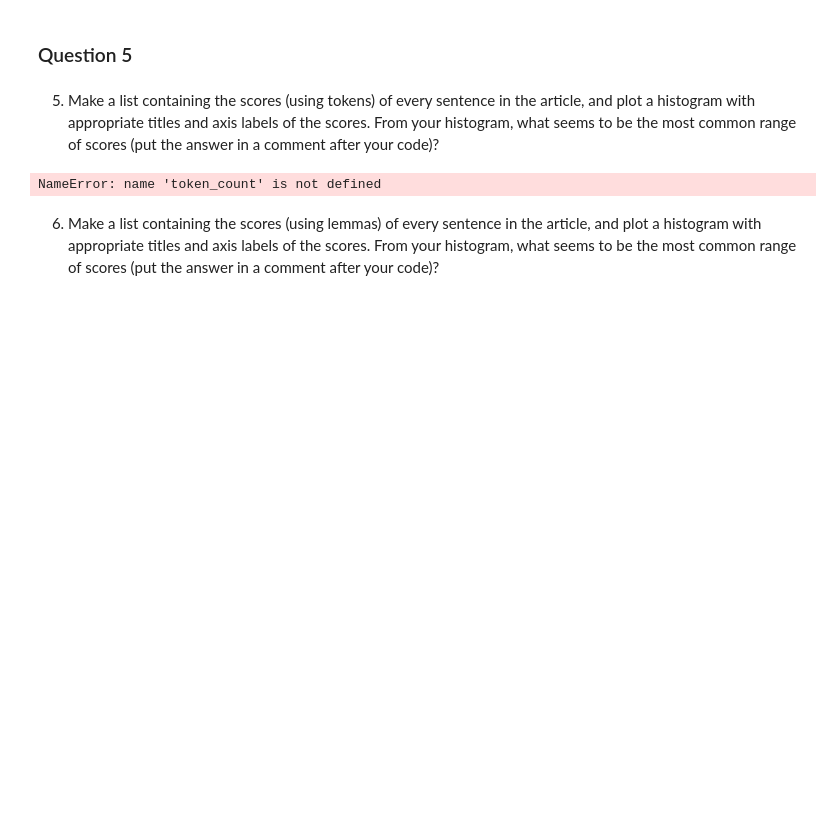
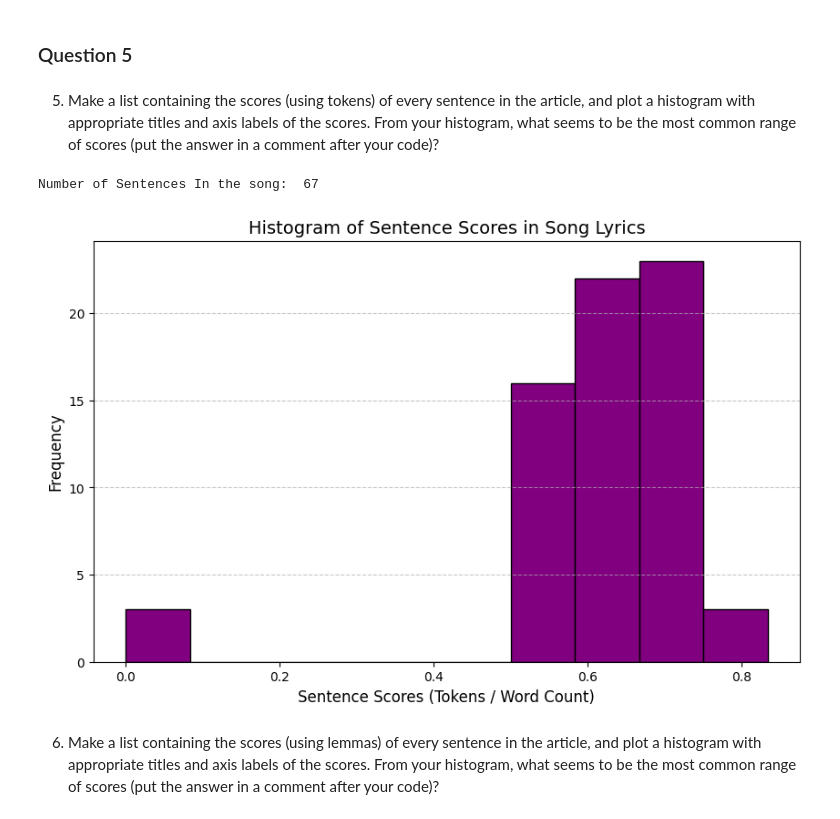
Before and after one commit to Valpal84/WK7_Final_Project, a Jupyter notebook: Valerie_article-summarizer.ipynb, the cells around one changed output. Saved outputs shown, nothing was run; the diff lists cells and outputs as text; code cells hidden in the pictures; blank space fills up the shorter version.

```diff
--- a/Valerie_article-summarizer.ipynb
+++ b/Valerie_article-summarizer.ipynb
@@ -232,37 +232,39 @@ Lemma: demon, Frequency: 15
 ### Question 5
 # %% [markdown]
 5. Make a list containing the scores (using tokens) of every sentence in the article, and plot a histogram with appropriate titles and axis labels of the scores. From your histogram, what seems to be the most common range of scores (put the answer in a comment after your code)?
-# %%
-nlp = spacy.load("en_core_web_sm")
-
-#Count the interesting tokens
-interesting_tokens = sum(1 for token in doc if not token.is_punct and not token.is_space)
-
-#Define scoring a sentence using tokens
-def score_sentence_by_tokens(sentence, interesting_tokens):
-    #Process the sentence with spaCy
-    doc = nlp(sentence.lower())
-
-
-
-    #Get sentence length
-    total_words = len([token for token in doc if not token.is_punct and not token.is_space])
-
-    #Return the ratio
-    if total_words > 0:
-        return token_count / total_words
-    else:
-        return 0
-
-#Create list to store sentence scores
-sentence_scores = []
-
-#Create a loop to run through the different sentences and create a score for each
-for sent in doc.sents:
-    score = score_sentence_by_tokens(sent.text, interesting_tokens)
-    sentence_scores.append(score)
-# %% [output]
-NameError: name 'token_count' is not defined
+# %%
+import spacy
+import matplotlib.pyplot as py
+
+# Load text into spacy pipeline
+nlp = spacy.load("en_core_web_sm")
+doc = nlp(processed_lyrics)
+
+#Tokenize article into sentences
+sentences = list(doc.sents)
+
+#Calculate the score for each sentence
+sentence_scores = [
+    len([token for token in sent if token.is_alpha]) / len(sent) if len(sent) > 0 else 0
+    for sent in sentences
+]
+#Print the number of sentences in the lyrics
+num_sentences = len(list(doc.sents))
+print("Number of Sentences In the song: ", num_sentences)
+
+#Plot a histogram of sentence scores
+plt.figure(figsize=(10, 6))
+plt.grid(axis='y', linestyle='--', alpha=0.7, zorder=2)
+plt.hist(sentence_scores, bins=10, color='purple', edgecolor='black', zorder=0)
+plt.title("Histogram of Sentence Scores in Song Lyrics", fontsize=14)
+plt.xlabel("Sentence Scores (Tokens / Word Count)", fontsize=12)
+plt.ylabel("Frequency", fontsize=12)
+plt.show()
+
+#It appears that most of the scores are between 0.5 and 0.8.
+# %% [output]
+Number of Sentences In the song:  67
+[figure, added]
 # %% [markdown]
 6. Make a list containing the scores (using lemmas) of every sentence in the article, and plot a histogram with appropriate titles and axis labels of the scores.  From your histogram, what seems to be the most common range of scores (put the answer in a comment after your code)?
 # %% [markdown]
```
Also changed, not shown: parts of 1 cell of this notebook.
